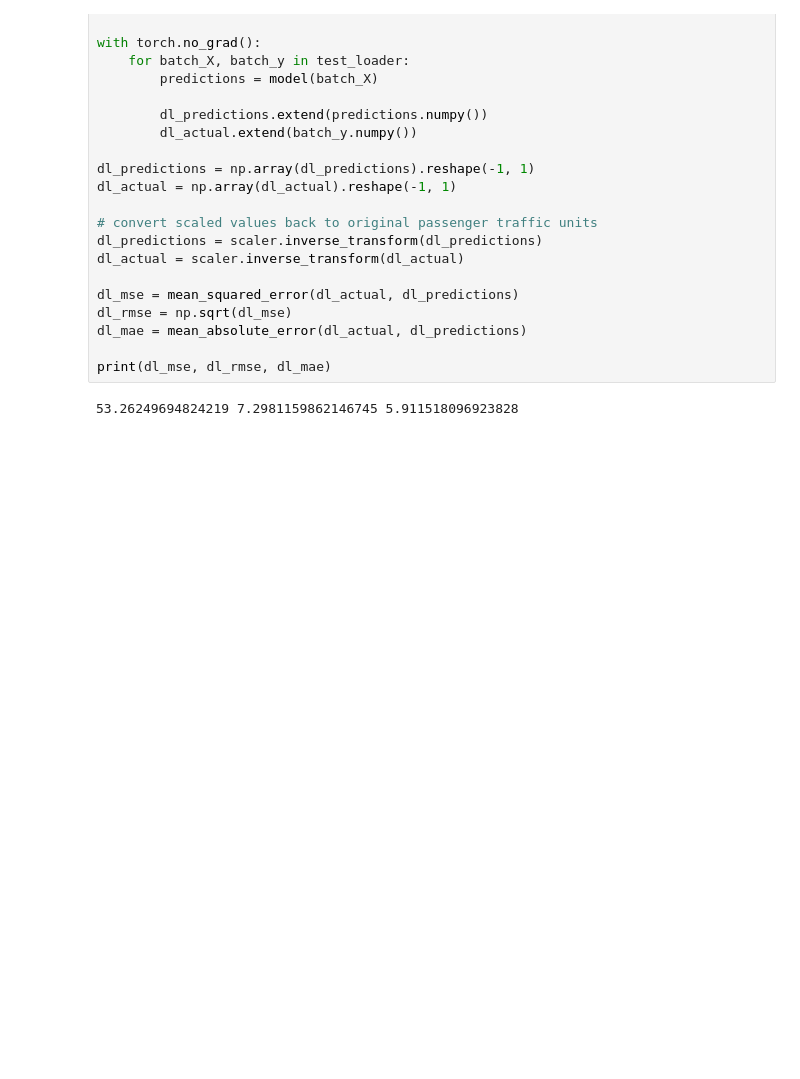
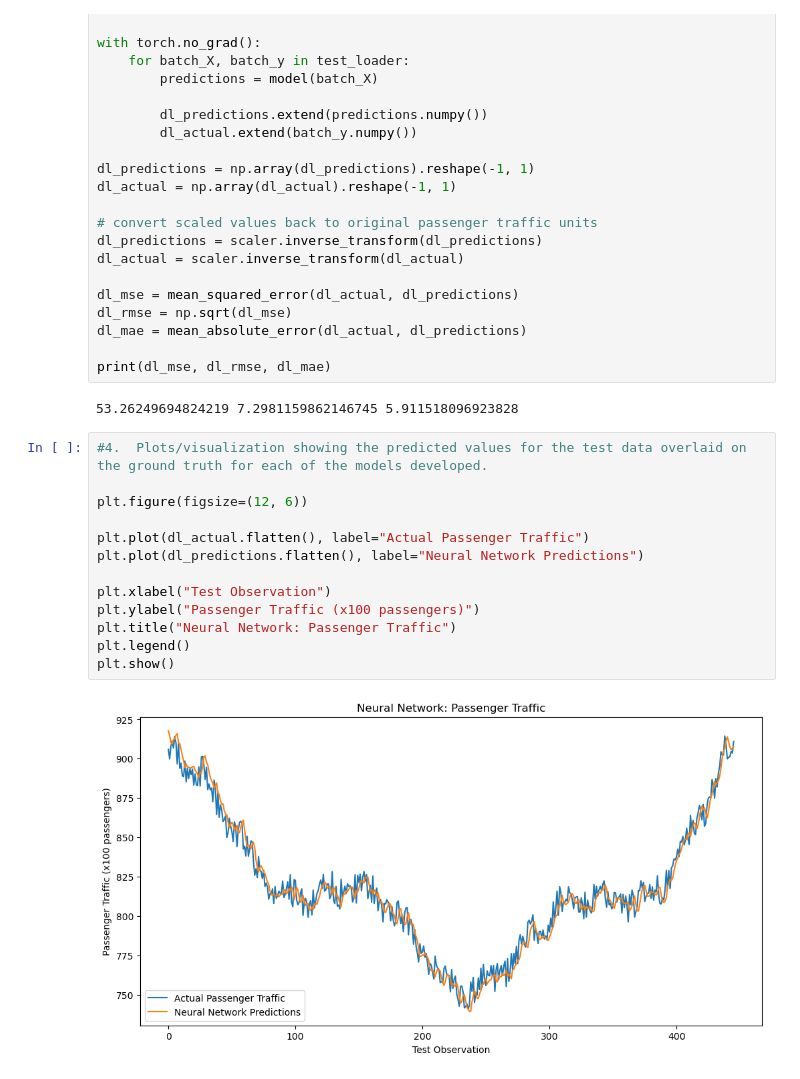
Before and after one commit to joyswish/275project2, a Jupyter notebook: project2.ipynb, the cells around one changed output. Drawn from its saved outputs; the diff is of its cells as text; blank space fills up the shorter version.

Commit message:
graphs

```diff
--- a/project2.ipynb
+++ b/project2.ipynb
@@ -249,3 +249,18 @@ dl_mae = mean_absolute_error(dl_actual, dl_predictions)
 print(dl_mse, dl_rmse, dl_mae)
 # %% [output]
 53.26249694824219 7.2981159862146745 5.911518096923828
+# %%
+#4.  Plots/visualization showing the predicted values for the test data overlaid on the ground truth for each of the models developed.
+
+plt.figure(figsize=(12, 6))
+
+plt.plot(dl_actual.flatten(), label="Actual Passenger Traffic")
+plt.plot(dl_predictions.flatten(), label="Neural Network Predictions")
+
+plt.xlabel("Test Observation")
+plt.ylabel("Passenger Traffic (x100 passengers)")
+plt.title("Neural Network: Passenger Traffic")
+plt.legend()
+plt.show()
+# %% [output]
+[figure, added]
```
Also changed, not shown: parts of 1 cell of this notebook.
